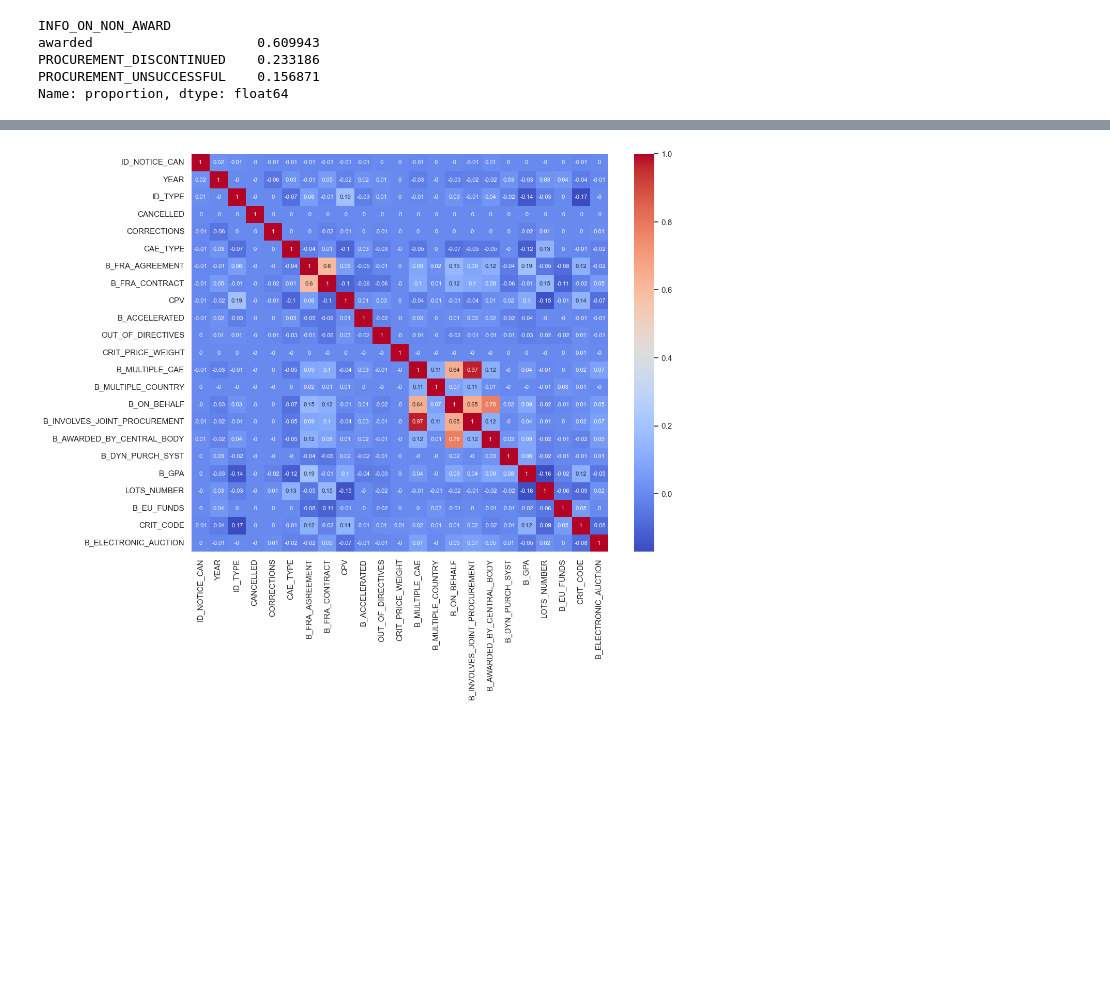
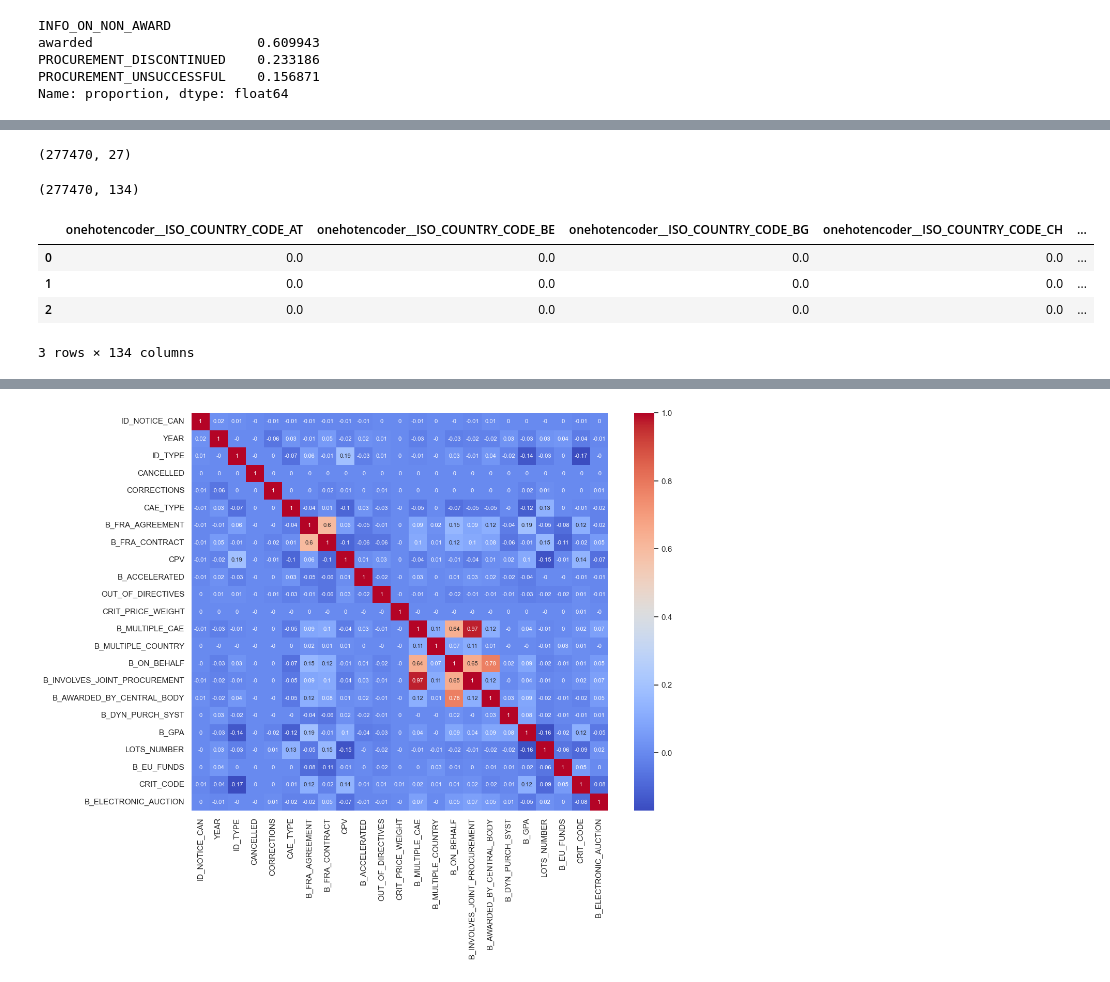
Before and after one commit to Tescoa00/radar.vectyfi, a Jupyter notebook: notebooks/aleimba_vectyfi_radar_eda.ipynb, the cells around one changed output, grey strips where cells are left out. Drawn from its saved outputs; the diff is of its cells as text; code cells hidden in the pictures; blank space fills up the shorter version.

```diff
--- a/notebooks/aleimba_vectyfi_radar_eda.ipynb
+++ b/notebooks/aleimba_vectyfi_radar_eda.ipynb
@@ -1036,0 +1128,4 @@ from sklearn.metrics import accuracy_score, roc_auc_score, classification_report
+# %%
+X.shape
+# %% [output]
+(277470, 27)
@@ -1036,0 +1134,11 @@ from sklearn.metrics import accuracy_score, roc_auc_score, classification_report
+# %%
+# from 31 to 134 categories
+print(X_enc.shape)
+X_enc.head(3)
+# %% [output]
+(277470, 134)
+|  | onehotencoder__ISO_COUNTRY_CODE_AT | onehotencoder__ISO_COUNTRY_CODE_BE | onehotencoder__ISO_COUNTRY_CODE_BG | onehotencoder__ISO_COUNTRY_CODE_CH | ... |
+| 0 | 0.0 | 0.0 | 0.0 | 0.0 | ... |
+| 1 | 0.0 | 0.0 | 0.0 | 0.0 | ... |
+| 2 | 0.0 | 0.0 | 0.0 | 0.0 | ... |
+3 rows × 134 columns
```
Also changed, not shown: parts of 35 cells of this notebook, 3 other files.
